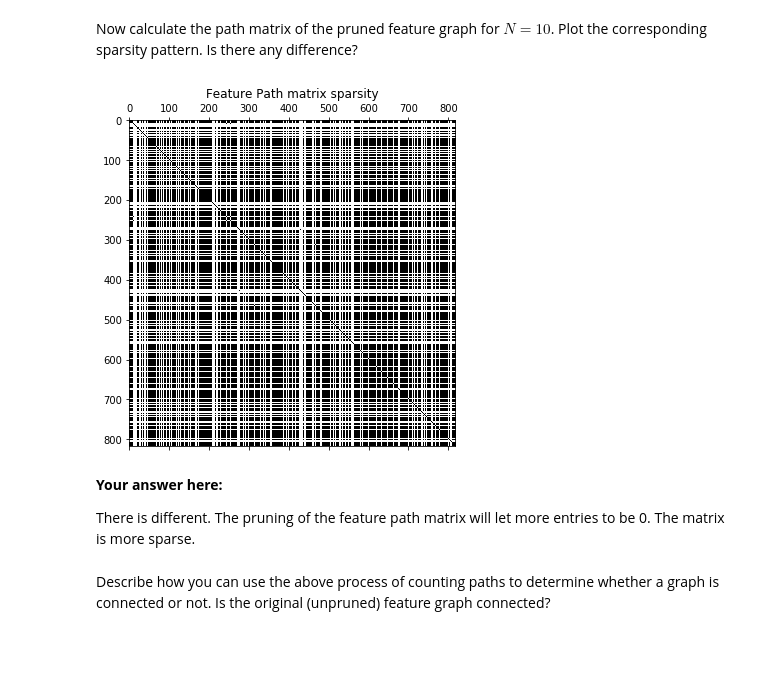
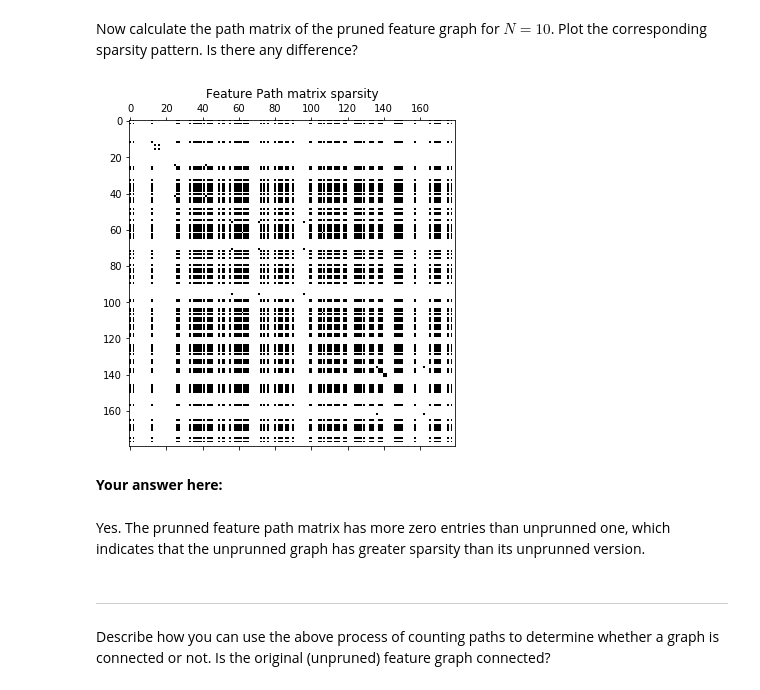
Before and after one commit to TRUMANCFY/ntds_2019, a Jupyter notebook: assignments/1_network_science.ipynb, the cells around one changed output. Drawn from its saved outputs; the diff is of its cells as text; code cells hidden in the pictures; blank space fills up the shorter version.

Commit message:
final version

```diff
--- a/assignments/1_network_science.ipynb
+++ b/assignments/1_network_science.ipynb
@@ -81,7 +81,7 @@ Name: class_label, dtype: int64
 Select all papers from a field of your choice and store their feature vectors into a NumPy array.
 Check its shape.
 # %%
-my_field = "Neural_Networks"
+my_field = "Rule_Learning"
 features = pd_content.loc[pd_content.class_label == my_field].iloc[:, 1:-1].values
 features.shape
 # %% [output]
@@ -100,6 +92,6 @@ array([[-1,  0],
 # %%
-b1 = features.reshape((1, 818, 1433))
-b2 = features.reshape((818, 1, 1433))
+b1 = features.reshape((1, features.shape[0], features.shape[1]))
+b2 = features.reshape((features.shape[0], 1, features.shape[1]))
 distance = np.sqrt(np.sum(np.square(b1 - b2), 2))
 distance.shape
 # %% [output]
@@ -332,15 +326,10 @@ There are two aspects of reasons:
 # %% [markdown]
 By adjusting the threshold of the euclidean distance matrix, prune the feature graph so that its number of edges is roughly close (within a hundred edges) to the number of edges in the citation graph.
 # %%
-threshold = .8 * mean_distance
+threshold = 0.75 * mean_distance
 
-A_feature_pruned = distance.copy()
-A_feature_pruned[distance >= threshold] = 0
-A_feature_pruned[distance < threshold] = 1
-A_feat_pruned_size = np.shape(A_feature_pruned)[0]
-A_feature_pruned = A_feature_pruned - np.identity(A_feat_pruned_size)
-
-num_edges_feature_pruned = np.count_nonzero(A_feature_pruned) / 2
+A_feature_pruned = (distance < threshold) * (1 - np.identity(distance.shape[0]))
+num_edges_feature_pruned = np.sum(A_feature_pruned) / 2
 
 print(f"Number of edges in the feature graph: {num_edges_feature}")
 print(f"Number of edges in the feature graph after pruning: {num_edges_feature_pruned}")
@@ -369,8 +358,11 @@ Calculate the path matrices for both the citation and the unpruned feature graph
 
 **Hint:** Use [powers of the adjacency matrix](https://en.wikipedia.org/wiki/Adjacency_matrix#Matrix_powers).
 # %%
-path_matrix_citation = np.sum([np.linalg.matrix_power(A_citation, i) for i in range(11)], axis=0)
-path_matrix_feature = np.sum([np.linalg.matrix_power(A_feature, i) for i in range(11)], axis=0)
+N = 10
+path_matrix_citation = np.sum([np.linalg.matrix_power(A_citation, n) for n in np.arange(1, N + 1)],
+                             axis = 0)
+path_matrix_feature = np.sum([np.linalg.matrix_power(A_feature, n) for n in np.arange(1, N + 1)],
+                            axis = 0)
 # %% [markdown]
 Check the sparsity pattern for both of path matrices.
 # %%
@@ -384,16 +376,18 @@ axes[1].spy(path_matrix_feature);
 # %% [markdown]
 Now calculate the path matrix of the pruned feature graph for $N=10$. Plot the corresponding sparsity pattern. Is there any difference?
 # %%
-path_matrix_pruned = sum([np.linalg.matrix_power(A_feature_pruned, i) for i in range(11)])
-
+path_matrix_pruned = np.sum([np.linalg.matrix_power(A_feature_pruned, n) for n in np.arange(1, N + 1)],
+                           axis = 0)
 plt.figure(figsize=(12, 6))
 plt.title('Feature Path matrix sparsity')
 plt.spy(path_matrix_pruned);
 # %% [output]
-[figure, old version]
+[figure, new version]
-# %% [markdown]
-**Your answer here:**
-
-There is different. The pruning of the feature path matrix will let more entries to be 0. The matrix is more sparse.
+# %% [markdown]
+**Your answer here:**
+# %% [markdown]
+Yes. The prunned feature path matrix has more zero entries than unprunned one, which indicates that the unprunned graph has greater sparsity than its unprunned version.
+# %% [markdown]
+****
 # %% [markdown]
 Describe how you can use the above process of counting paths to determine whether a graph is connected or not. Is the original (unpruned) feature graph connected?
```
Also changed, not shown: parts of 88 cells of this notebook.
